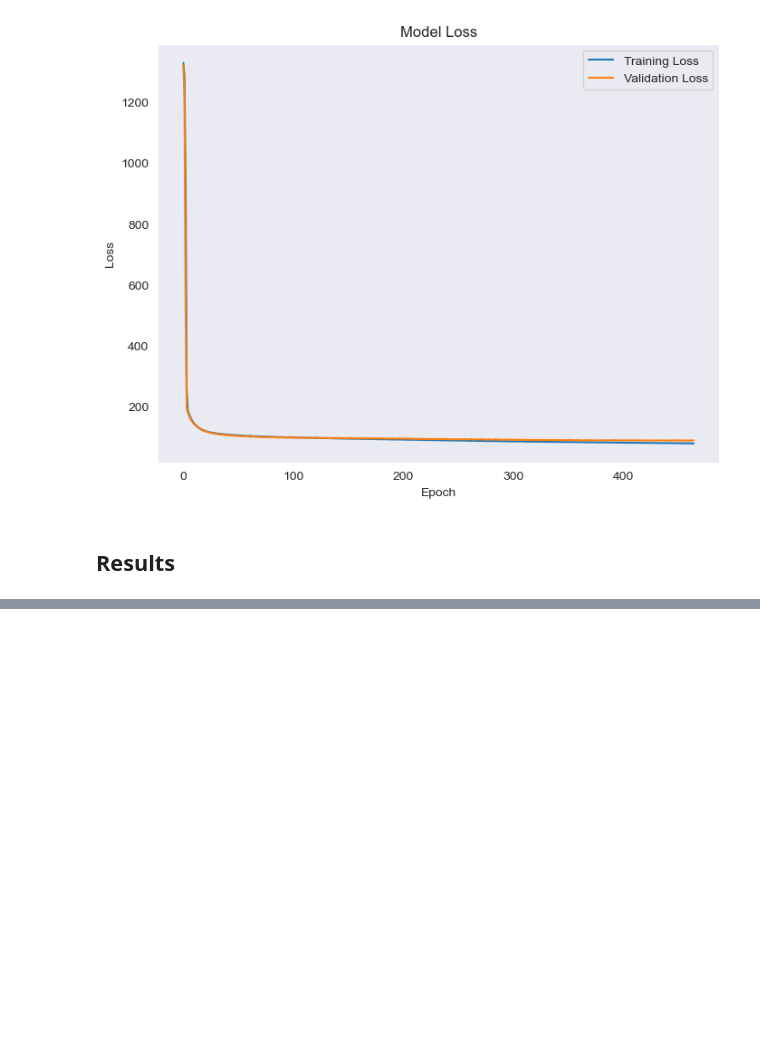
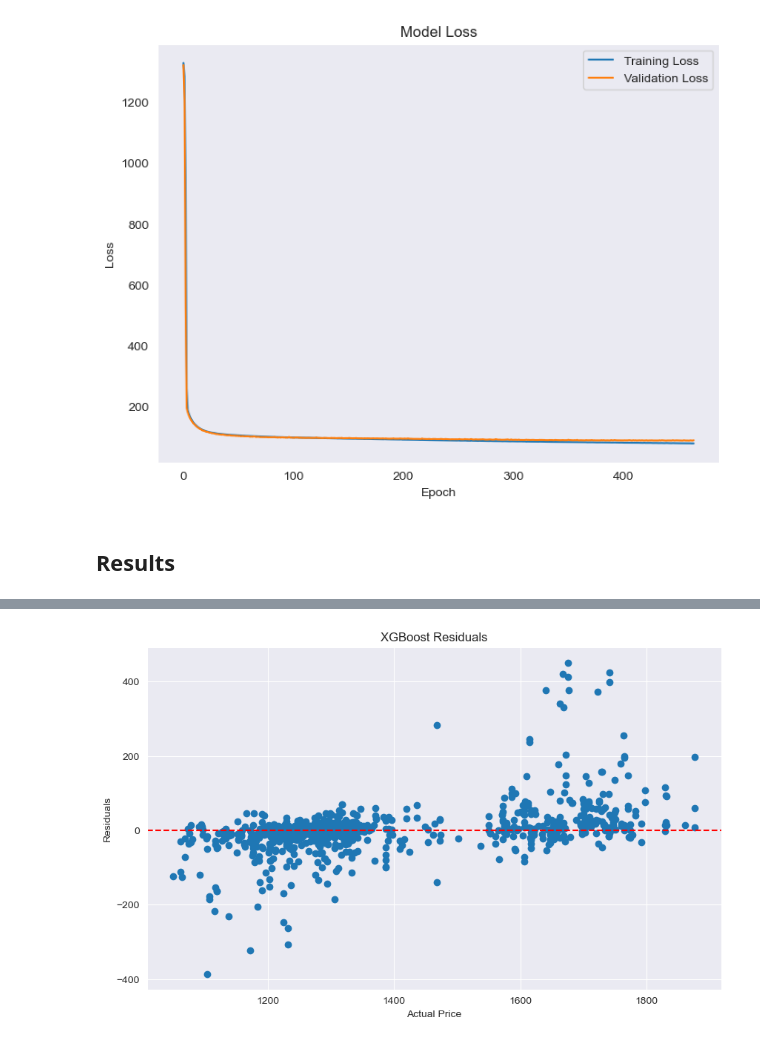
Before and after one commit to itsGarrin/nlp-commodities-price-prediction, a Jupyter notebook: notebook/nlp-commodities-price-prediction.ipynb, the cells around one changed output, grey strips where cells are left out. Saved outputs shown, nothing was run; the diff lists cells and outputs as text; code cells hidden in the pictures; blank space fills up the shorter version.

```diff
--- a/notebook/nlp-commodities-price-prediction.ipynb
+++ b/notebook/nlp-commodities-price-prediction.ipynb
@@ -1196,0 +1249,12 @@ utils.plot_loss(ann)
+# %%
+# create a residual plot
+residuals = y_test - y_pred_xgb_tuned
+plt.figure(figsize=(10, 6))
+plt.scatter(y_test, residuals)
+plt.axhline(y=0, color='r', linestyle='--')
+plt.xlabel('Actual Price')
+plt.ylabel('Residuals')
+plt.title('XGBoost Residuals')
+plt.show()
+# %% [output]
+[figure, added]
```
Also changed, not shown: parts of 5 cells of this notebook.
